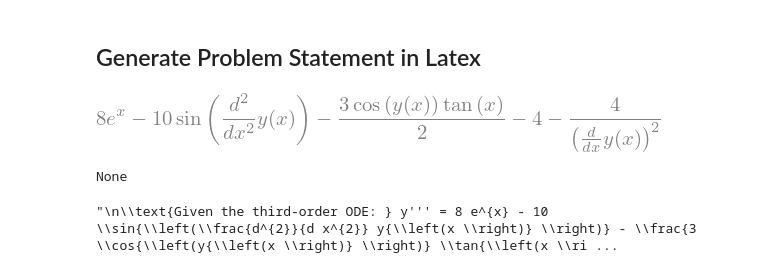
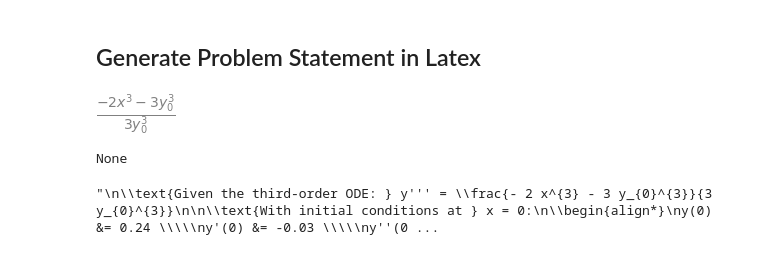
Before and after one commit to kayliehausknecht/AM201-Dataset, a Jupyter notebook: Code/COMPILED_ODE_Gen_+_Solver_+_Verifier.ipynb, the cells around one changed output. Cells and saved outputs as stored; diff of their text form; code cells hidden in the pictures.

```diff
--- a/Code/COMPILED_ODE_Gen_+_Solver_+_Verifier.ipynb
+++ b/Code/COMPILED_ODE_Gen_+_Solver_+_Verifier.ipynb
@@ -205,13 +203,13 @@ def create_subterm (y_term, cdf, iteration, max_it, const_prob):
 
     return simplify(subterm)
 # %%
-def create_subterms (y_term, num_sub):
+def create_subterms(y_terms):
     '''
     This returns all subterms of the equation.
 
     Parameters
     ----------
-    y_term:   numpy array of Object
+    y_terms:   numpy array of Object
               The y-type terms (x, y, y', etc.)
     num_sub:  numpy array of int
               The number of subterms for each y-type term
@@ -222,17 +220,15 @@ def create_subterms (y_term, num_sub):
               Returns all of the subterms for the equation
     '''
 
-    # Stores the subterms
-    subterms = np.empty(sum(num_sub), dtype=Mul)
+    subterms = []
+    for i in y_terms:
+        subterms.append(create_subterm(i, add_c_prob))
 
-    # Keeps track of index of subterms we are at
-    counter = 0;
+    nonlinear_term = rand.choice(subterms[1:])
+    possible_choices = [v for v in subterms[1:] if v != nonlinear_term]
+    coefficient_term = rand.choice(possible_choices)
 
-    for i, y_t in enumerate(y_term):
-        for n_s in range(num_sub[i]):
-            # Determines function to be applied to the y_term
-            subterms[counter] = create_subterm(y_t, function_cdf, 1, max_fun, add_c_prob)
-            counter += 1
+    subterms = [nonlinear_term * coefficient_term if subterm == nonlinear_term else subterm for subterm in subterms]
 
     return subterms
 # %% [markdown]
@@ -496,51 +495,47 @@ init_condition = (2 * np.random.random_sample((3,)) - 1)
 
 # Get equation for
 x,y1,y2,y0,y3 = symbols('x y1 y2 y0 y3')
-terms = create_subterms(y_terms, num_subterms(min_subterms, max_subterms))
+terms = create_subterms(y_terms)
 
-# Solve numerically
-#print("terms are",terms)
-#print(solve(sum(terms),y3)[0])
-#print("init condition is ",init_condition)
 
 # Define the mapping for replacement
 replacement_mapping = {
-    y0: y,
-    y1: y.diff(x),
-    y2: y.diff(x, 2)
+    y0: y0,
+    y1: y0.diff(x),
+    y2: y0.diff(x, 2)
 }
 
 # Function to replace y0, y1, y2 with y, y', y''
 def replace_with_differential(expr):
     return expr.subs(replacement_mapping)
 
 replaced_expr = replace_with_differential(solve(sum(terms),y3)[0])
 
 print(disp.display(replaced_expr))
 
 # Converting the replaced expression to LaTeX
 latex_replaced_expr = latex(replaced_expr)
 
 # Extracting the values a, b, c from init_condition
 a, b, c = init_condition
 
 # Preparing the updated LaTeX formatted equation with x_0 as 0 and the new form of the equation
 updated_latex_equation = f"""
 \\text{{Given the third-order ODE: }} y''' = {latex_replaced_expr}
 
 \\text{{With initial conditions at }} x = 0:
 \\begin{{align*}}
 y(0) &= {a:.2f} \\\\
 y'(0) &= {b:.2f} \\\\
 y''(0) &= {c:.2f}
 \\end{{align*}}
 """
 
 updated_latex_equation
 # %% [output]
-[figure, old version]
+[figure, new version]
 None
-"\n\\text{Given the third-order ODE: } y''' = 8 e^{x} - 10 \\sin{\\left(\\frac{d^{2}}{d x^{2}} y{\\left(x \\right)} \\right)} - \\frac{3 \\cos{\\left(y{\\left(x \\right)} \\right)} \\tan{\\left(x \\ri ...
+"\n\\text{Given the third-order ODE: } y''' = \\frac{- 2 x^{3} - 3 y_{0}^{3}}{3 y_{0}^{3}}\n\n\\text{With initial conditions at } x = 0:\n\\begin{align*}\ny(0) &= 0.24 \\\\\ny'(0) &= -0.03 \\\\\ny''(0 ...
 # %%
 soln = main_solver(terms,0,10,init_condition)
 
```
Also changed, not shown: parts of 9 cells of this notebook.
